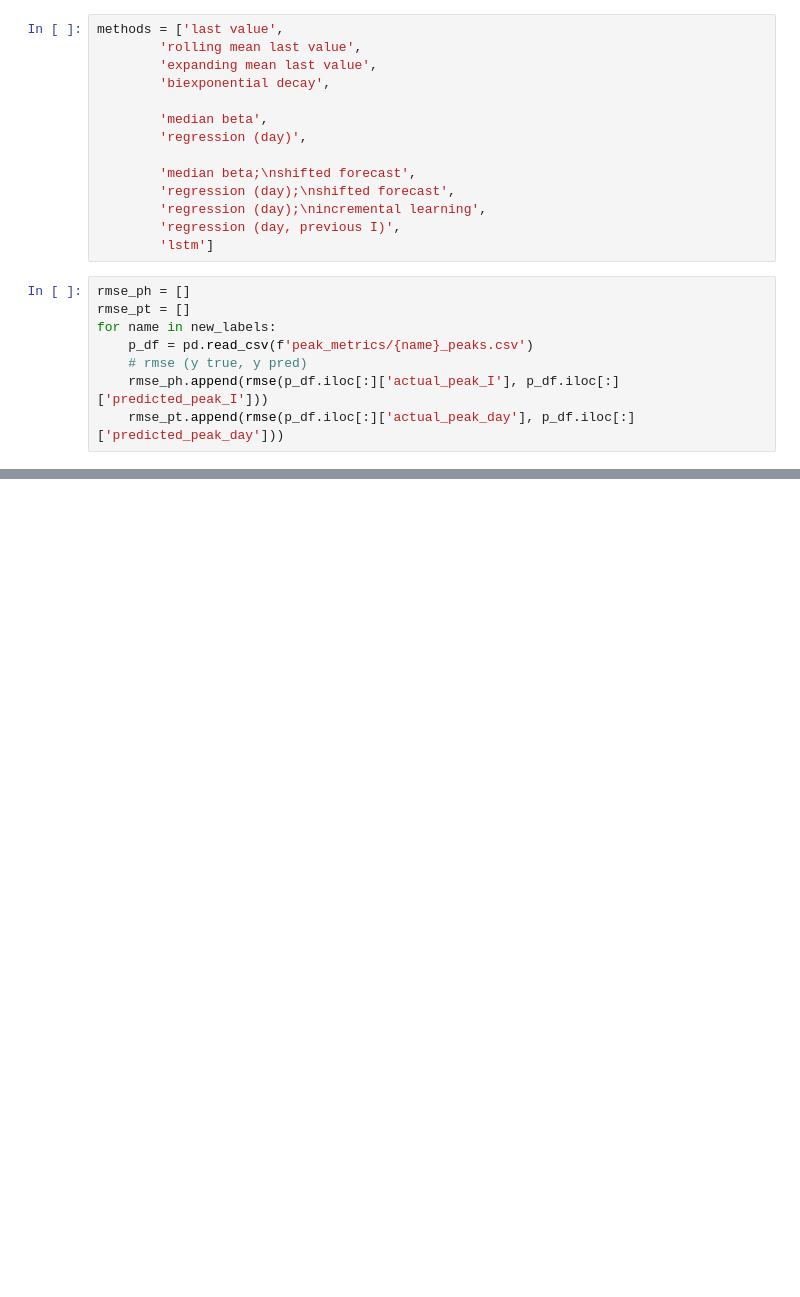
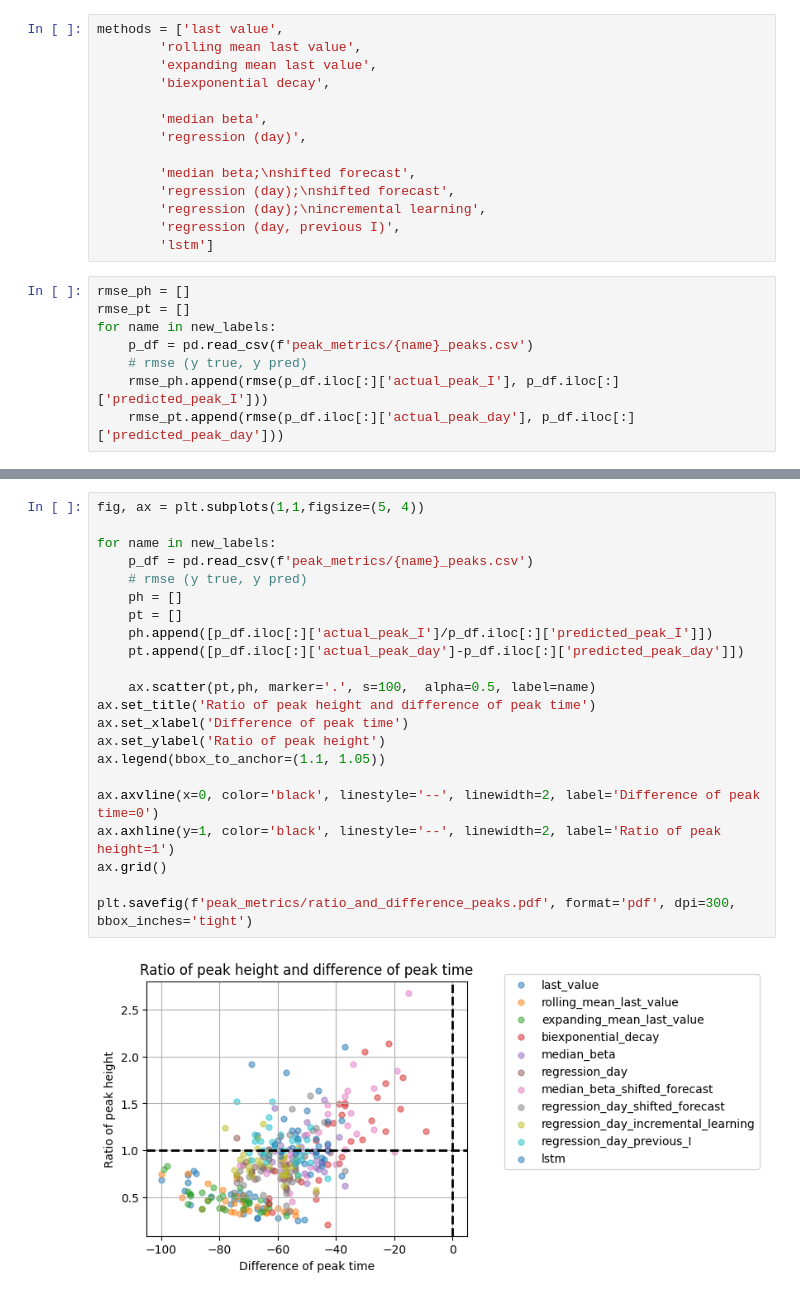
Before and after one commit to vnleonenko/Network_hybrid, a Jupyter notebook: plot_methods.ipynb, the cells around one changed output, grey strips where cells are left out. Drawn from its saved outputs; the diff is of its cells as text; blank space fills up the shorter version.

```diff
--- a/plot_methods.ipynb
+++ b/plot_methods.ipynb
@@ -959,2 +991,26 @@ plt.savefig(f'rmse_peaks.pdf', format='pdf', dpi=300, bbox_inches='tight')
 # %% [output]
 [figure]
+# %%
+fig, ax = plt.subplots(1,1,figsize=(5, 4))
+
+for name in new_labels:
+    p_df = pd.read_csv(f'peak_metrics/{name}_peaks.csv')
+    # rmse (y true, y pred)
+    ph = []
+    pt = []
+    ph.append([p_df.iloc[:]['actual_peak_I']/p_df.iloc[:]['predicted_peak_I']])
+    pt.append([p_df.iloc[:]['actual_peak_day']-p_df.iloc[:]['predicted_peak_day']])
+
+    ax.scatter(pt,ph, marker='.', s=100,  alpha=0.5, label=name)
+ax.set_title('Ratio of peak height and difference of peak time')
+ax.set_xlabel('Difference of peak time')
+ax.set_ylabel('Ratio of peak height')
+ax.legend(bbox_to_anchor=(1.1, 1.05))
+
+ax.axvline(x=0, color='black', linestyle='--', linewidth=2, label='Difference of peak time=0')
+ax.axhline(y=1, color='black', linestyle='--', linewidth=2, label='Ratio of peak height=1')
+ax.grid()
+
+plt.savefig(f'peak_metrics/ratio_and_difference_peaks.pdf', format='pdf', dpi=300, bbox_inches='tight')
+# %% [output]
+[figure, added]
```
Also changed, not shown: parts of 9 cells of this notebook.
